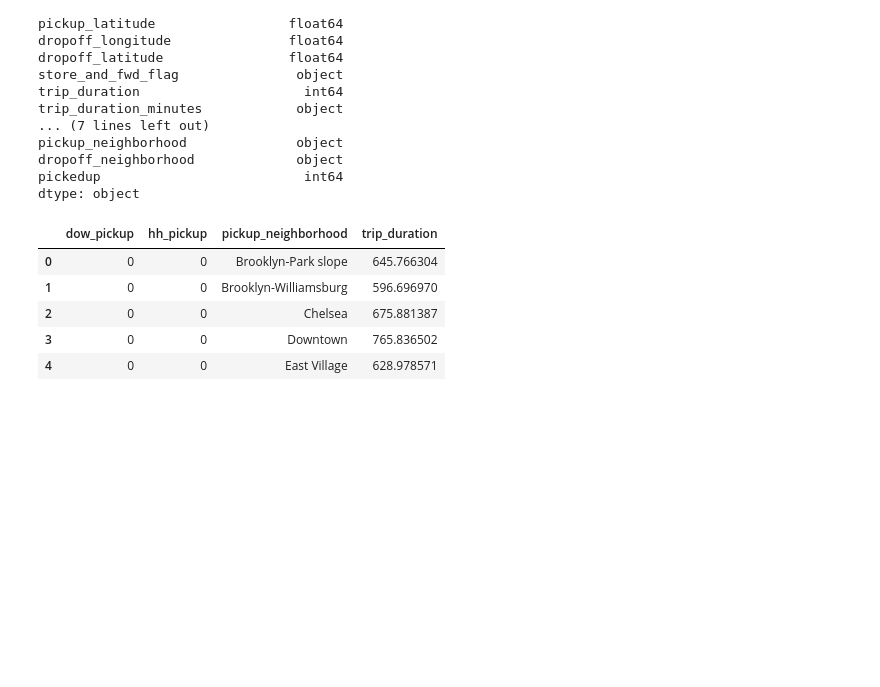
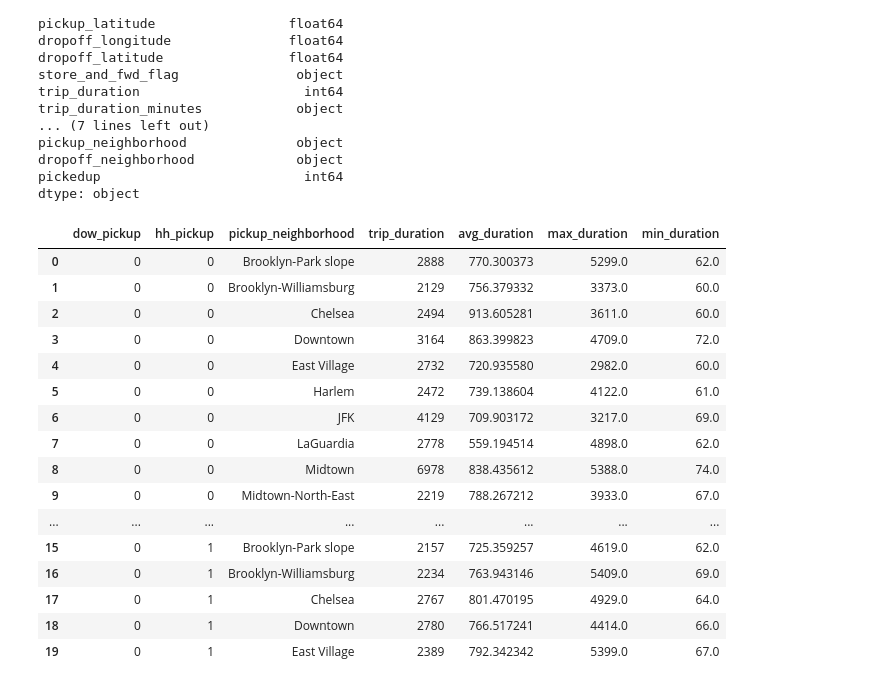
Before and after one commit to smbayo/NYC-Taxi, a Jupyter notebook: 460_Final_Project_Analysis.ipynb, the cells around one changed output. Drawn from its saved outputs; the diff is of its cells as text; code cells hidden in the pictures; blank space fills up the shorter version.

```diff
--- a/460_Final_Project_Analysis.ipynb
+++ b/460_Final_Project_Analysis.ipynb
@@ -744,14 +744,27 @@ pickup_neighborhood              object
 dropoff_neighborhood             object
 pickedup                          int64
 dtype: object
-# %%
-df_taxi_duration = df_taxi_cleaned.groupby(['dow_pickup','hh_pickup','pickup_neighborhood'], as_index=False)['trip_duration'].mean()
+# %%
+df_taxi_duration['avg_duration'] = df_taxi_cleaned.groupby(['dow_pickup','hh_pickup','pickup_neighborhood'], as_index=False)['trip_duration'].transform('mean')
+df_taxi_duration['max_duration'] = df_taxi_cleaned.groupby(['dow_pickup','hh_pickup','pickup_neighborhood'], as_index=False)['trip_duration'].transform('max')
+df_taxi_duration['min_duration'] = df_taxi_cleaned.groupby(['dow_pickup','hh_pickup','pickup_neighborhood'], as_index=False)['trip_duration'].transform('min')
 # %%
-df_taxi_duration.head()
+df_taxi_duration.head(20)
 # %% [output]
-|  | dow_pickup | hh_pickup | pickup_neighborhood | trip_duration |
-| 0 | 0 | 0 | Brooklyn-Park slope | 645.766304 |
-| 1 | 0 | 0 | Brooklyn-Williamsburg | 596.696970 |
-| 2 | 0 | 0 | Chelsea | 675.881387 |
-| 3 | 0 | 0 | Downtown | 765.836502 |
-| 4 | 0 | 0 | East Village | 628.978571 |
+|  | dow_pickup | hh_pickup | pickup_neighborhood | trip_duration | avg_duration | max_duration | min_duration |
+| 0 | 0 | 0 | Brooklyn-Park slope | 2888 | 770.300373 | 5299.0 | 62.0 |
+| 1 | 0 | 0 | Brooklyn-Williamsburg | 2129 | 756.379332 | 3373.0 | 60.0 |
+| 2 | 0 | 0 | Chelsea | 2494 | 913.605281 | 3611.0 | 60.0 |
+| 3 | 0 | 0 | Downtown | 3164 | 863.399823 | 4709.0 | 72.0 |
+| 4 | 0 | 0 | East Village | 2732 | 720.935580 | 2982.0 | 60.0 |
+| 5 | 0 | 0 | Harlem | 2472 | 739.138604 | 4122.0 | 61.0 |
+| 6 | 0 | 0 | JFK | 4129 | 709.903172 | 3217.0 | 69.0 |
+| 7 | 0 | 0 | LaGuardia | 2778 | 559.194514 | 4898.0 | 62.0 |
+| 8 | 0 | 0 | Midtown | 6978 | 838.435612 | 5388.0 | 74.0 |
+| 9 | 0 | 0 | Midtown-North-East | 2219 | 788.267212 | 3933.0 | 67.0 |
+| ... | ... | ... | ... | ... | ... | ... | ... |
+| 15 | 0 | 1 | Brooklyn-Park slope | 2157 | 725.359257 | 4619.0 | 62.0 |
+| 16 | 0 | 1 | Brooklyn-Williamsburg | 2234 | 763.943146 | 5409.0 | 69.0 |
+| 17 | 0 | 1 | Chelsea | 2767 | 801.470195 | 4929.0 | 64.0 |
+| 18 | 0 | 1 | Downtown | 2780 | 766.517241 | 4414.0 | 66.0 |
+| 19 | 0 | 1 | East Village | 2389 | 792.342342 | 5399.0 | 67.0 |
```
Also changed, not shown: parts of 2 cells of this notebook.
